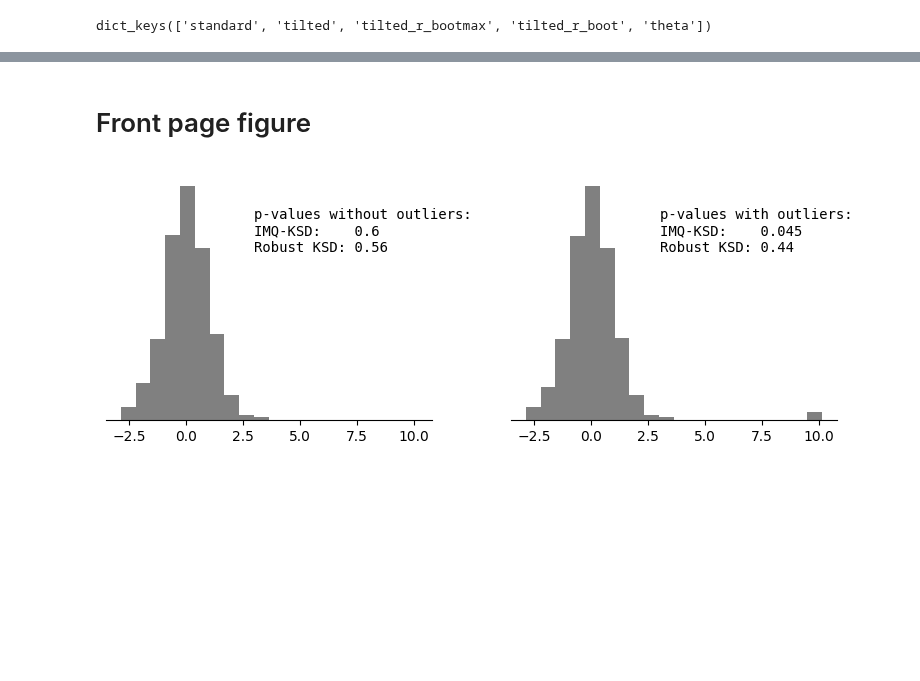
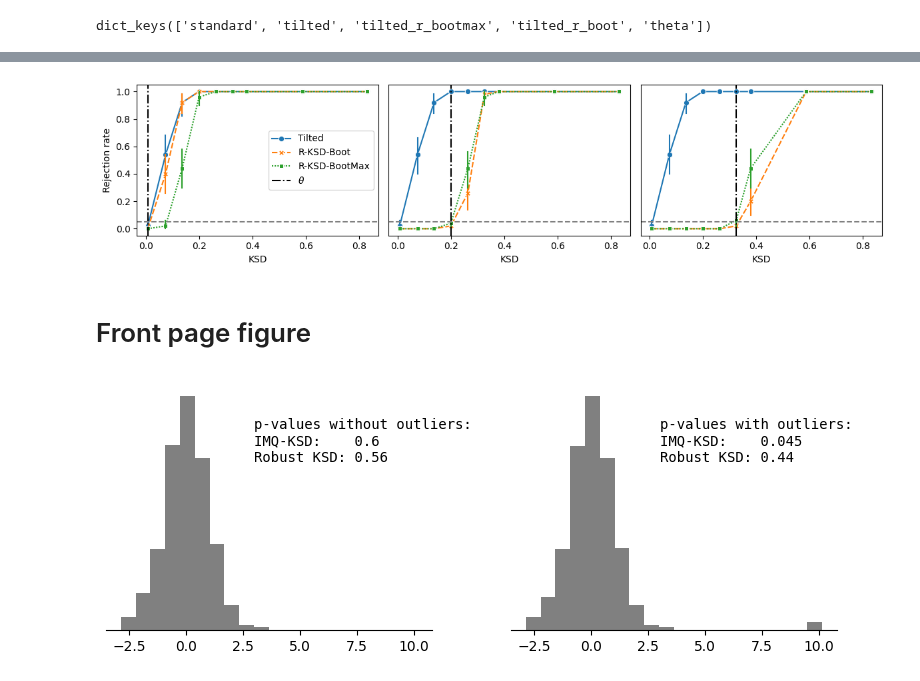
Before and after one commit to XingLLiu/robust-kernel-test, a Jupyter notebook: notebooks/KSD_robust.ipynb, the cells around one changed output, grey strips where cells are left out. Drawn from its saved outputs; the diff is of its cells as text; code cells hidden in the pictures; blank space fills up the shorter version.

```diff
--- a/notebooks/KSD_robust.ipynb
+++ b/notebooks/KSD_robust.ipynb
@@ -1369,3 +1367,58 @@ hvp_res_ol = pickle.load(open(f"../data/ms/ms_hvp_res_n500_d1.pkl", "rb"))
+# %%
+theta_new_ls = [
+    res_df.loc[(res_df.method == "Tilted") & (res_df.mean_idx == 0), "ksd"].mean(),
+    res_df.loc[(res_df.method == "Tilted") & (res_df.mean_idx == 3), "ksd"].mean(),
+    res_df.loc[(res_df.method == "Tilted") & (res_df.mean_idx == 5), "ksd"].mean(),
+]
+
+_, axes = plt.subplots(ncols=3, nrows=1, figsize=(4*len(theta_new_ls), 3))
+
+for i, theta_new in enumerate(theta_new_ls):
+    # change theta
+    stats_res_new = copy.deepcopy(stats_res)
+    for ss in mean_ls:
+        stats_res_new[ss] = exp_utils.change_theta(
+            stats_res_new[ss], ["tilted_r_bootmax", "tilted_r_boot"], theta_new)
+
+    # plot
+    rr = stats_res_new
+    mean_ls = list(rr.keys())
+
+    methods = {"tilted": "Tilted", "tilted_r_boot": "R-KSD-Boot", "tilted_r_bootmax": "R-KSD-BootMax"}
+
+    res_df = {"rej": [], "ksd": [], "mean_idx": [], "method": []}
+    for method, lab in methods.items():
+        for kk, ss in enumerate(mean_ls):
+            rej = rr[ss][method]["rej"]
+            res_df["rej"] = res_df["rej"] + rej
+            res_df["mean_idx"] = res_df["mean_idx"] + [kk] * len(rej)
+            res_df["method"] = res_df["method"] + [lab] * len(rej)
+            mean_ksd = np.abs(np.mean(rr[ss][method]["u_stat"]))**0.5
+            res_df["ksd"] = res_df["ksd"] + [mean_ksd] * len(rej)
+    res_df = pd.DataFrame(res_df)
+
+    ax = axes[i]
+    sns.lineplot(ax=ax, data=res_df, x="ksd", y="rej", hue="method", style="method", markers=True, err_style="bars")
+
+    theta = rr[mean_ls[0]]["theta"]
+    ax.axvline(theta, linestyle="-.", color="k", label=r"$\theta$")
+    ax.axhline(0.05, linestyle="--", color="grey")
+    # ax.set_xscale("log")
+    ax.set_ylim(-0.05, 1.05)
+    ax.set_xlabel("KSD")
+    ax.set_ylabel("Rejection rate")
+    ax.legend([],[], frameon=False)
+
+    if i == 0:
+        ax.legend()
+    else:
+        ax.get_yaxis().set_ticks([])
+        ax.set_ylabel("")
+
+plt.tight_layout()
+# plt.savefig("../figs/robust/rej_ms.pdf")
+# %% [output]
+[figure, added]
 # %% [markdown]
 # Front page figure
 # %%
```
Also changed, not shown: parts of 9 cells of this notebook, 6 other files.
